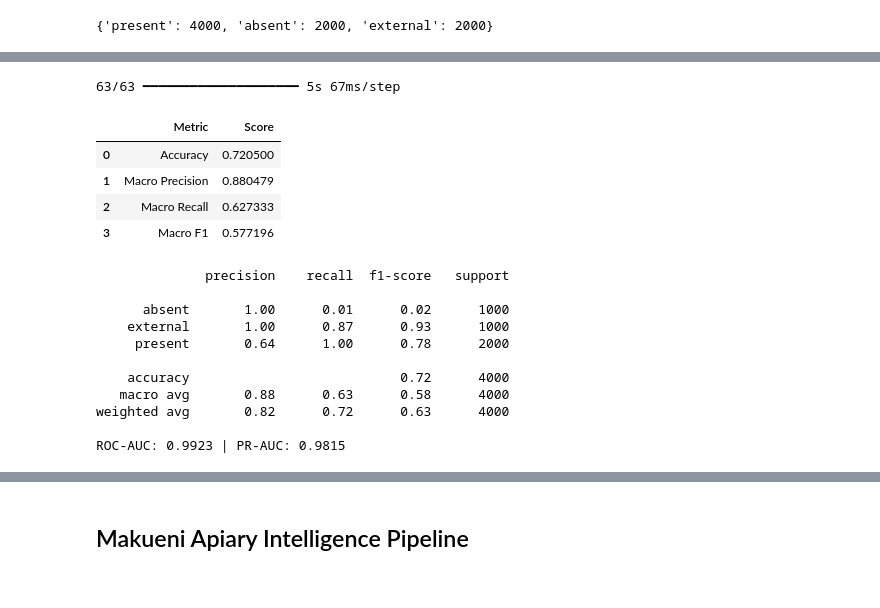
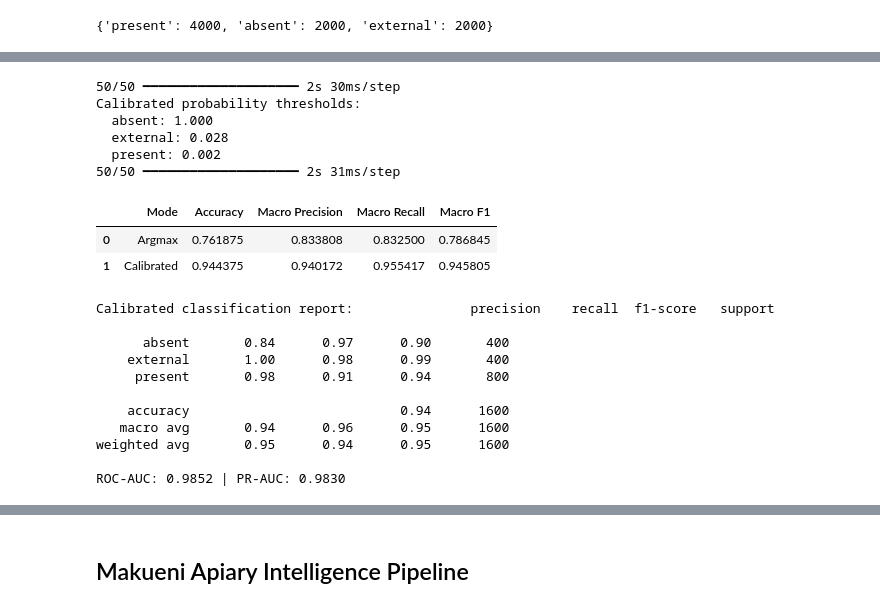
Before and after one commit to simlexx-k/QueenBeeAcoustics, a Jupyter notebook: Kaggle_QueenBee_Makueni.ipynb, the cells around one changed output, grey strips where cells are left out. Cells and saved outputs as stored; diff of their text form; code cells hidden in the pictures.

```diff
--- a/Kaggle_QueenBee_Makueni.ipynb
+++ b/Kaggle_QueenBee_Makueni.ipynb
@@ -675,52 +648,54 @@ default_pred = np.argmax(test_prob, axis=1)
 calibrated_pred = predict_with_thresholds(test_prob, class_names, thresholds)
 
 metrics_table = pd.DataFrame([
     summarize_metrics(test_true, default_pred, "Argmax"),
     summarize_metrics(test_true, calibrated_pred, "Calibrated")
 ])
 display(metrics_table)
 
 cm = confusion_matrix(test_true, calibrated_pred)
 plt.figure(figsize=(5, 4))
 sns.heatmap(cm, annot=True, fmt="d", cmap="Blues", xticklabels=class_names, yticklabels=class_names)
 plt.xlabel("Predicted")
 plt.ylabel("True")
 plt.title("Confusion Matrix (Calibrated)")
 plt.show()
 
-print("Calibrated classification report:
-", classification_report(test_true, calibrated_pred, target_names=class_names, zero_division=0))
+print("Calibrated classification report:", classification_report(test_true, calibrated_pred, target_names=class_names, zero_division=0))
 
 roc_auc = roc_auc_score(
     pd.get_dummies(test_true, drop_first=False).values,
     test_prob,
     average="macro",
     multi_class="ovr"
 )
 pr_auc = average_precision_score(
     pd.get_dummies(test_true, drop_first=False).values,
     test_prob,
     average="macro"
 )
 print(f"ROC-AUC: {roc_auc:.4f} | PR-AUC: {pr_auc:.4f}")
 # %% [output]
-63/63 ━━━━━━━━━━━━━━━━━━━━ 5s 67ms/step
+50/50 ━━━━━━━━━━━━━━━━━━━━ 2s 30ms/step
+Calibrated probability thresholds:
+  absent: 1.000
+  external: 0.028
+  present: 0.002
+50/50 ━━━━━━━━━━━━━━━━━━━━ 2s 31ms/step
-|  | Metric | Score |
-| 0 | Accuracy | 0.720500 |
-| 1 | Macro Precision | 0.880479 |
-| 2 | Macro Recall | 0.627333 |
-| 3 | Macro F1 | 0.577196 |
+|  | Mode | Accuracy | Macro Precision | Macro Recall | Macro F1 |
+| 0 | Argmax | 0.761875 | 0.833808 | 0.832500 | 0.786845 |
+| 1 | Calibrated | 0.944375 | 0.940172 | 0.955417 | 0.945805 |
-              precision    recall  f1-score   support
+Calibrated classification report:               precision    recall  f1-score   support
 
-      absent       1.00      0.01      0.02      1000
-    external       1.00      0.87      0.93      1000
-     present       0.64      1.00      0.78      2000
+      absent       0.84      0.97      0.90       400
+    external       1.00      0.98      0.99       400
+     present       0.98      0.91      0.94       800
 
-    accuracy                           0.72      4000
-   macro avg       0.88      0.63      0.58      4000
-weighted avg       0.82      0.72      0.63      4000
+    accuracy                           0.94      1600
+   macro avg       0.94      0.96      0.95      1600
+weighted avg       0.95      0.94      0.95      1600
 
-ROC-AUC: 0.9923 | PR-AUC: 0.9815
+ROC-AUC: 0.9852 | PR-AUC: 0.9830
 # %%
 SR = 22050
 
```
Also changed, not shown: parts of 18 cells of this notebook.
